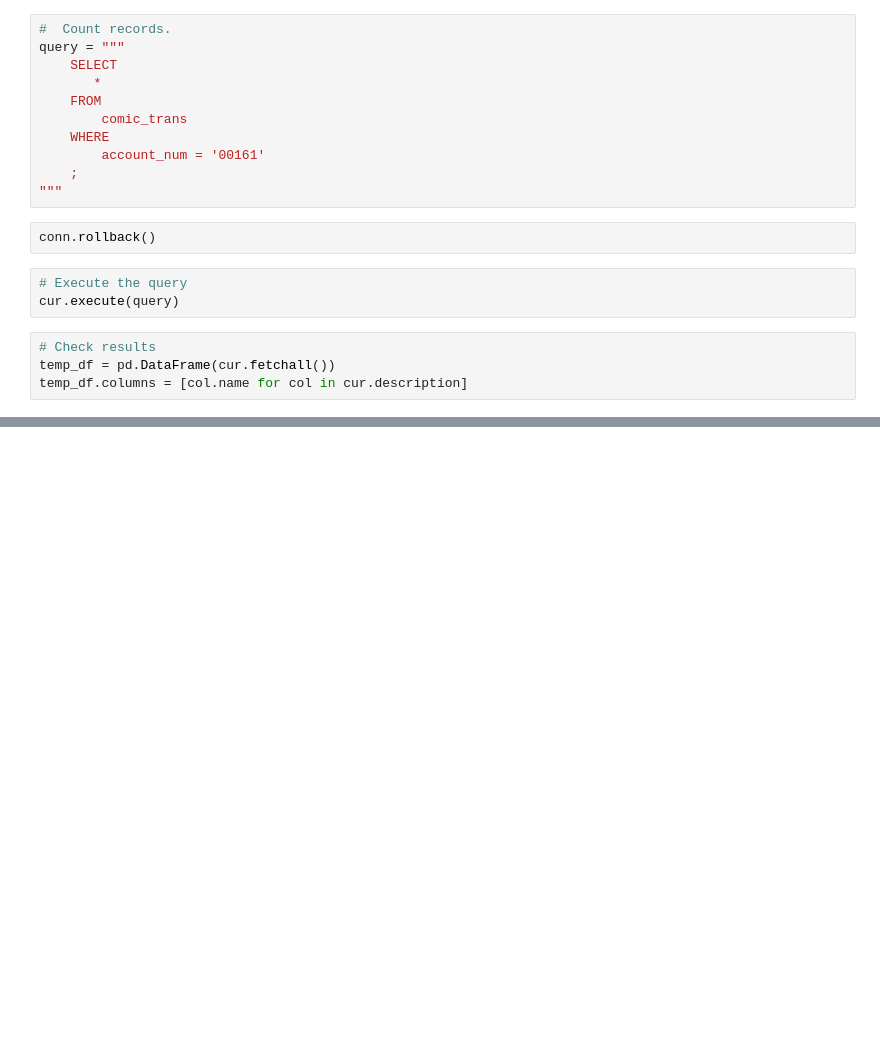
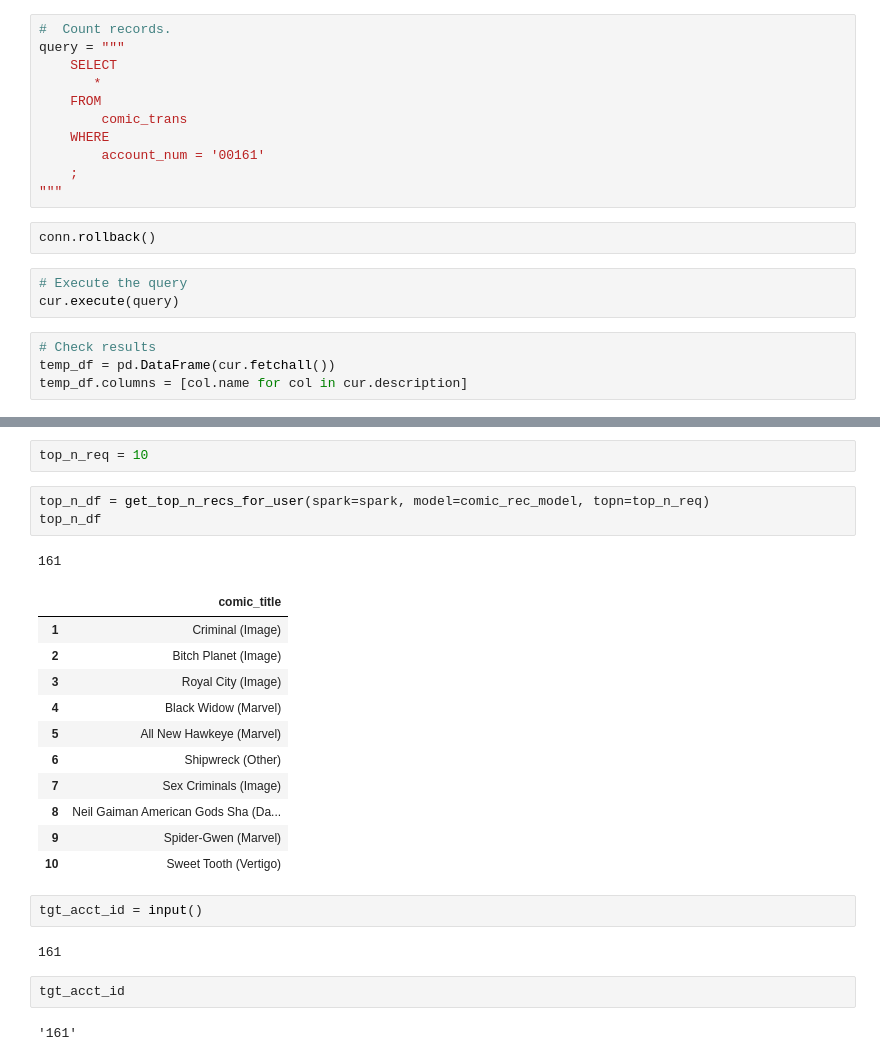
Before and after one commit to werlindo/comics_rx, a Jupyter notebook: comics_rx-5_pseudo_deploy.ipynb, the cells around one changed output, grey strips where cells are left out. Saved outputs shown, nothing was run; the diff lists cells and outputs as text; blank space fills up the shorter version.

```diff
--- a/comics_rx-5_pseudo_deploy.ipynb
+++ b/comics_rx-5_pseudo_deploy.ipynb
@@ -179,0 +265,26 @@ Let's filter out comics already bought.
+# %%
+top_n_req = 10
+# %%
+top_n_df = get_top_n_recs_for_user(spark=spark, model=comic_rec_model, topn=top_n_req)
+top_n_df
+# %% [output]
+161
+|  | comic_title |
+| 1 | Criminal (Image) |
+| 2 | Bitch Planet (Image) |
+| 3 | Royal City (Image) |
+| 4 | Black Widow (Marvel) |
+| 5 | All New Hawkeye (Marvel) |
+| 6 | Shipwreck (Other) |
+| 7 | Sex Criminals (Image) |
+| 8 | Neil Gaiman American Gods Sha (Da... |
+| 9 | Spider-Gwen (Marvel) |
+| 10 | Sweet Tooth (Vertigo) |
+# %%
+tgt_acct_id = input()
+# %% [output]
+161
+# %%
+tgt_acct_id
+# %% [output]
+'161'
```
Also changed, not shown: parts of 26 cells of this notebook, 6 other files.
